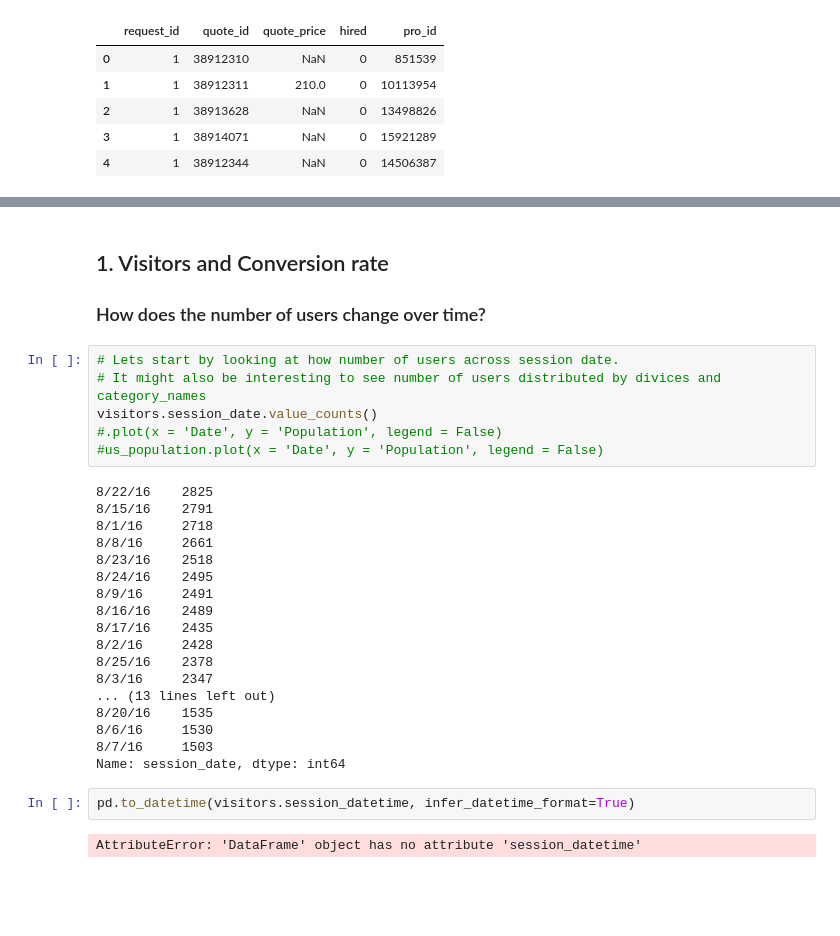
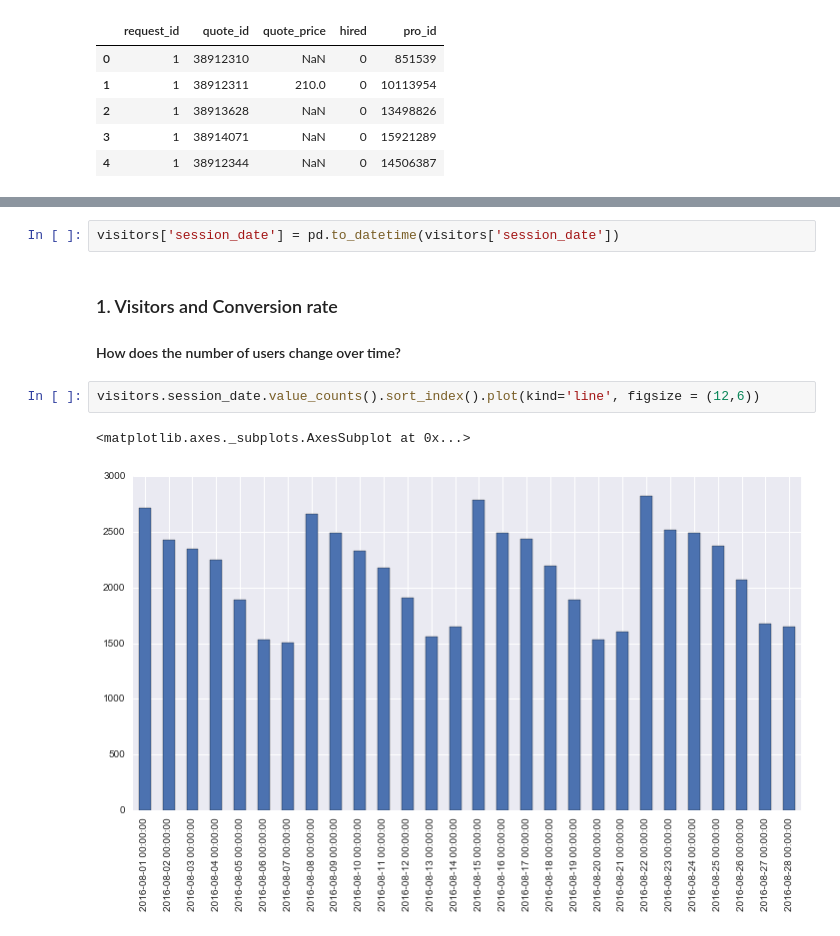
Before and after one commit to deepagoyal/sfdat28_work, a Jupyter notebook: notebooks/Thumbtack_AnalyticsAssignment.ipynb, the cells around one changed output, grey strips where cells are left out. Drawn from its saved outputs; the diff is of its cells as text; blank space fills up the shorter version.

```diff
--- a/notebooks/Thumbtack_AnalyticsAssignment.ipynb
+++ b/notebooks/Thumbtack_AnalyticsAssignment.ipynb
@@ -38,34 +41,13 @@ visitors.head()
 | 2 | 8/1/16 | desktop | Local Moving (under 50 miles) | 1 | 19561.0 | Less than 5 miles | NaN | NaN |
 | 3 | 8/1/16 | mobile | Local Moving (under 50 miles) | 1 | 31010.0 | Less than 5 miles | NaN | NaN |
 | 4 | 8/1/16 | mobile | Local Moving (under 50 miles) | 1 | 6887.0 | 11 - 20 miles | NaN | NaN |
+# %%
+visitors['session_date'] = pd.to_datetime(visitors['session_date'])
 # %% [markdown]
-## 1. Visitors and Conversion rate
-### How does the number of users change over time?
+### 1. Visitors and Conversion rate
+#### How does the number of users change over time?
-# %%
-# Lets start by looking at how number of users across session date.
-# It might also be interesting to see number of users distributed by divices and category_names
-visitors.session_date.value_counts()
-#.plot(x = 'Date', y = 'Population', legend = False)
-#us_population.plot(x = 'Date', y = 'Population', legend = False)
-# %% [output]
-8/22/16    2825
-8/15/16    2791
-8/1/16     2718
-8/8/16     2661
-8/23/16    2518
-8/24/16    2495
-8/9/16     2491
-8/16/16    2489
-8/17/16    2435
-8/2/16     2428
-8/25/16    2378
-8/3/16     2347
-... (13 lines left out)
-8/20/16    1535
-8/6/16     1530
-8/7/16     1503
-Name: session_date, dtype: int64
-# %%
-pd.to_datetime(visitors.session_datetime, infer_datetime_format=True)
-# %% [output]
-AttributeError: 'DataFrame' object has no attribute 'session_datetime'
+# %%
+visitors.session_date.value_counts().sort_index().plot(kind='line', figsize = (12,6))
+# %% [output]
+<matplotlib.axes._subplots.AxesSubplot at 0x...>
+[figure, added]
```
Also changed, not shown: parts of 8 cells of this notebook.
